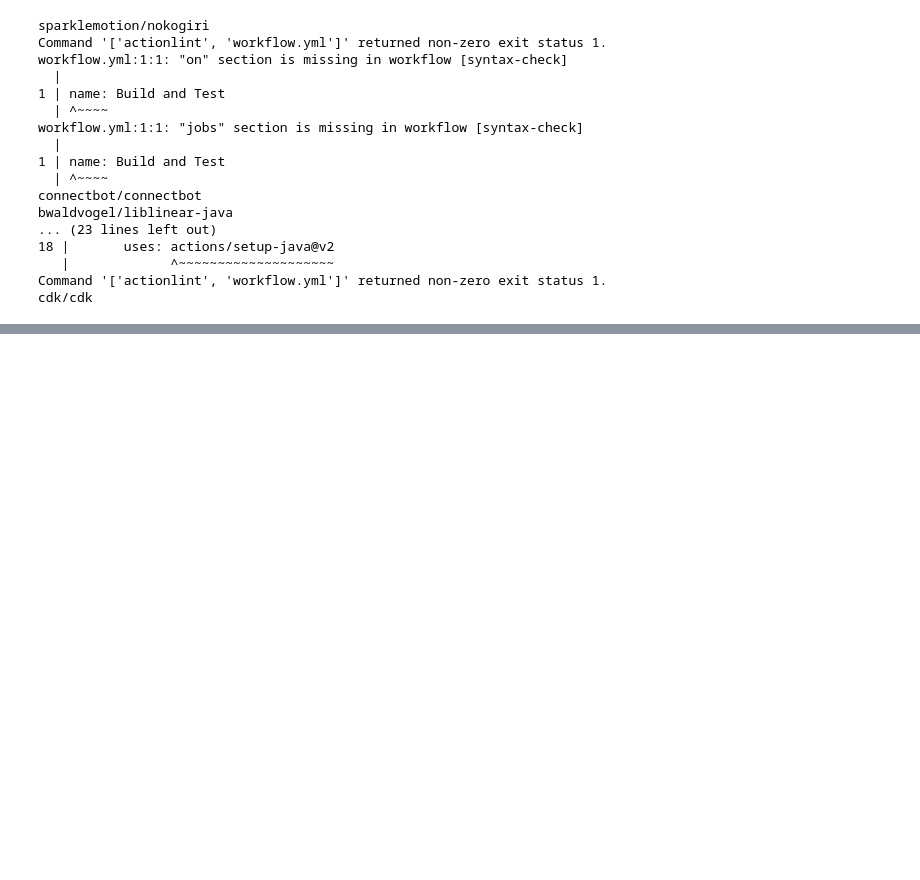
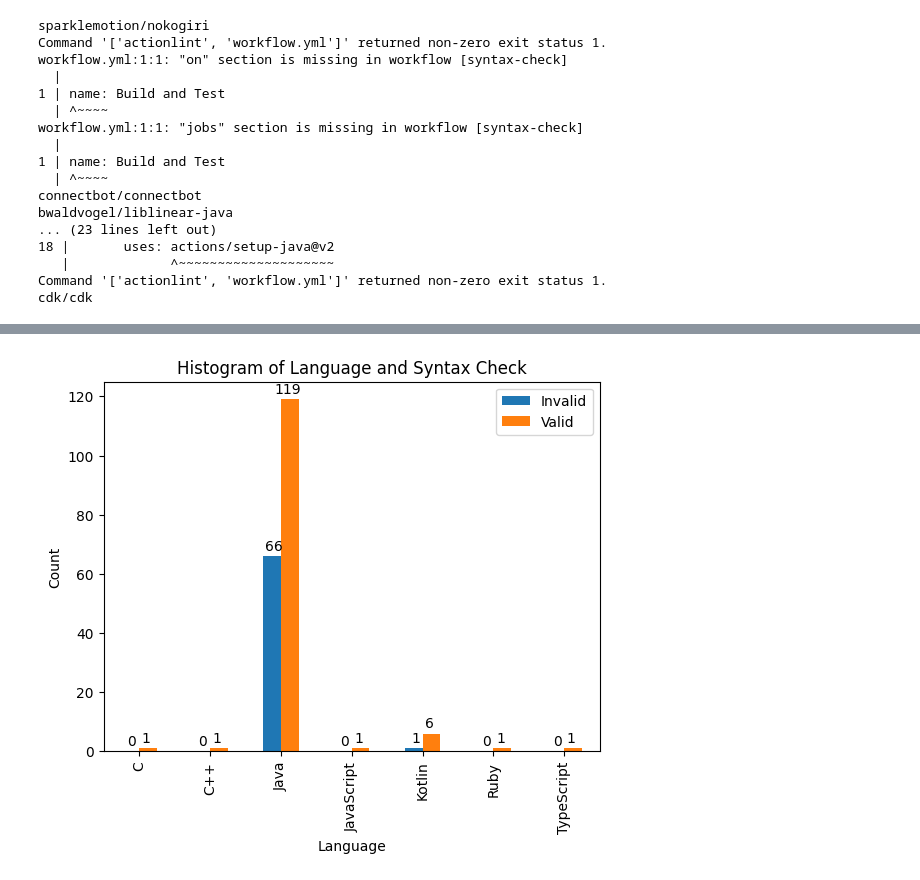
Before and after one commit to deep-mm/devops-llm-bot, a Jupyter notebook: experiments/devops-llm-experiment.ipynb, the cells around one changed output, grey strips where cells are left out. Drawn from its saved outputs; the diff is of its cells as text; code cells hidden in the pictures; blank space fills up the shorter version.

Commit message:
Added graphs

```diff
--- a/experiments/devops-llm-experiment.ipynb
+++ b/experiments/devops-llm-experiment.ipynb
@@ -115,0 +116,36 @@ plt.show()
+# %%
+import pandas as pd
+import matplotlib.pyplot as plt
+
+
+# Read the CSV file
+df = pd.read_csv('./dataset/output.csv')
+
+# Group the data by language and syntax check
+grouped_data = df.groupby(['Language', 'Syntax_Check']).size().unstack()
+
+#plot histogram with multibar plot for each language and syntax check combination
+grouped_data.plot(kind='bar', stacked=False)
+
+# add legend
+plt.legend(loc='upper right')
+
+#add count on top of each bar in histogram int only and if value is nan or infinities then replace it with 0
+
+for i in range(len(grouped_data)):
+    for j in range(2):
+        count = grouped_data.iloc[i][j]
+        if count == float('inf') or count == float('-inf') or count != count:
+            count = 0
+        plt.text(i + j * 0.2 - 0.1, count + 1, str(int(count)), ha='center', va='bottom')
+
+
+# Set labels and title
+plt.xlabel('Language')
+plt.ylabel('Count')
+plt.title('Histogram of Language and Syntax Check')
+
+# Show the plot
+plt.show()
+# %% [output]
+[figure, added]
```
Also changed, not shown: parts of 3 cells of this notebook, 1 other file.
